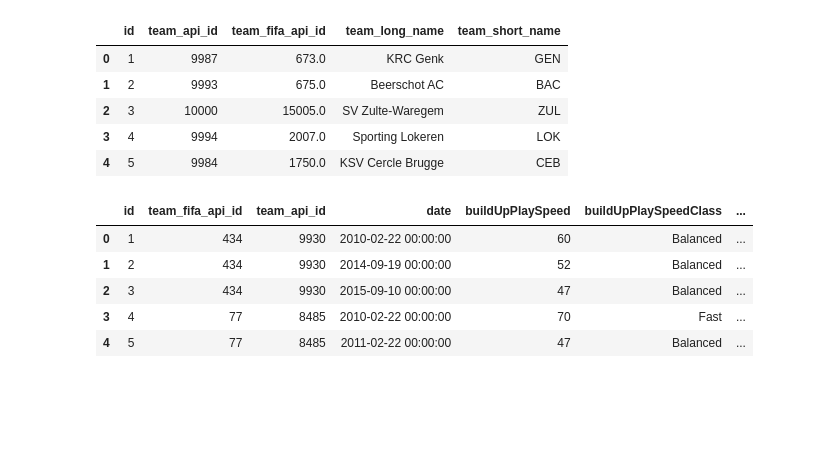
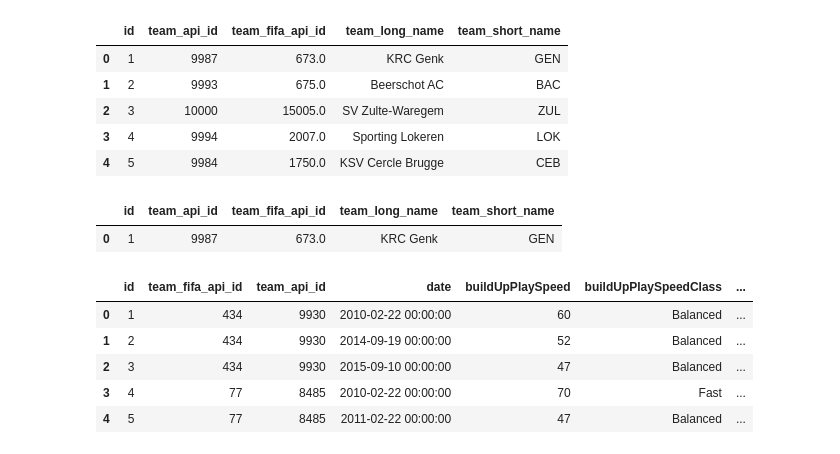
Before and after one commit to Ferox98/World-cup-predictions, a Jupyter notebook: analysis.ipynb, the cells around one changed output. Cells and saved outputs as stored; diff of their text form; code cells hidden in the pictures; blank space fills up the shorter version.

```diff
--- a/analysis.ipynb
+++ b/analysis.ipynb
@@ -100,6 +149,11 @@ team_df.iloc[0:5]
 | 2 | 3 | 10000 | 15005.0 | SV Zulte-Waregem | ZUL |
 | 3 | 4 | 9994 | 2007.0 | Sporting Lokeren | LOK |
 | 4 | 5 | 9984 | 1750.0 | KSV Cercle Brugge | CEB |
+# %%
+team_df[team_df['team_api_id']== 9987]
+# %% [output]
+|  | id | team_api_id | team_fifa_api_id | team_long_name | team_short_name |
+| 0 | 1 | 9987 | 673.0 | KRC Genk | GEN |
 # %%
 team_attributes_df.iloc[0:5]
 # %% [output]
```
Also changed, not shown: parts of 8 cells of this notebook, 1 other file.
